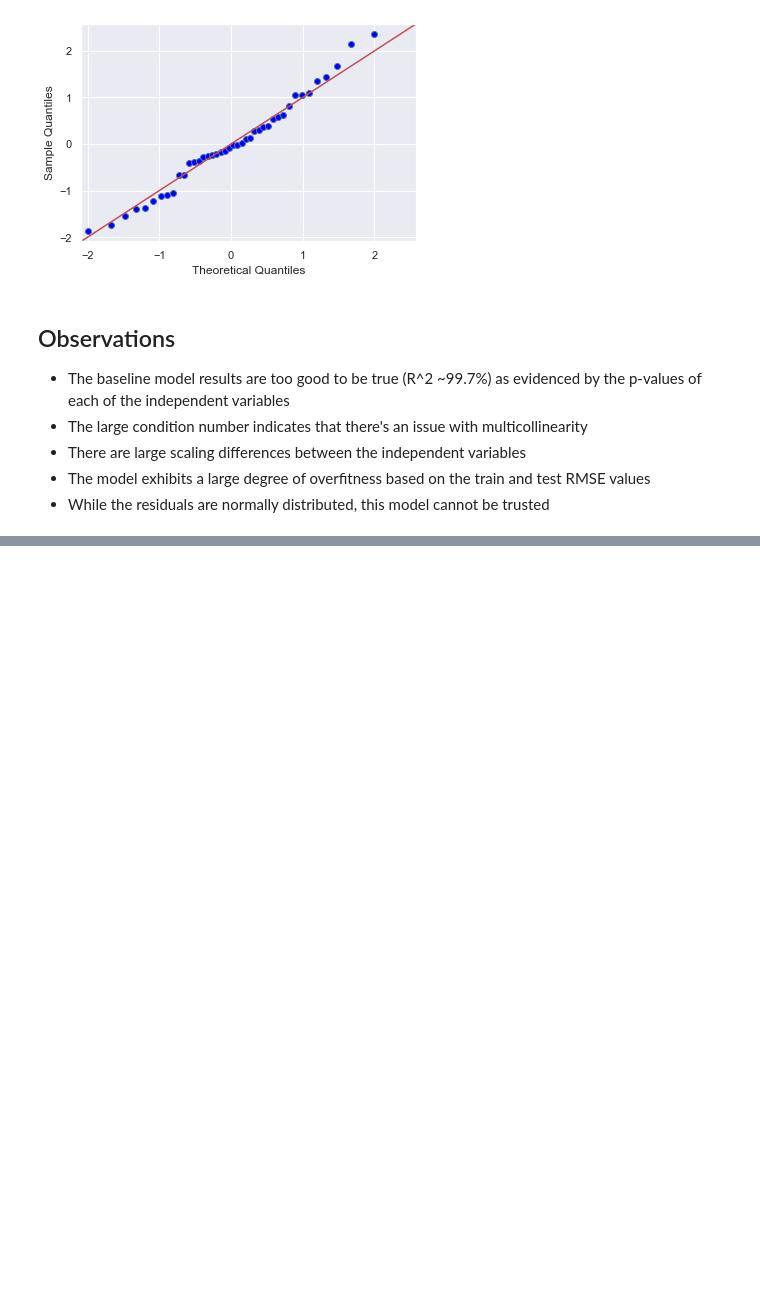
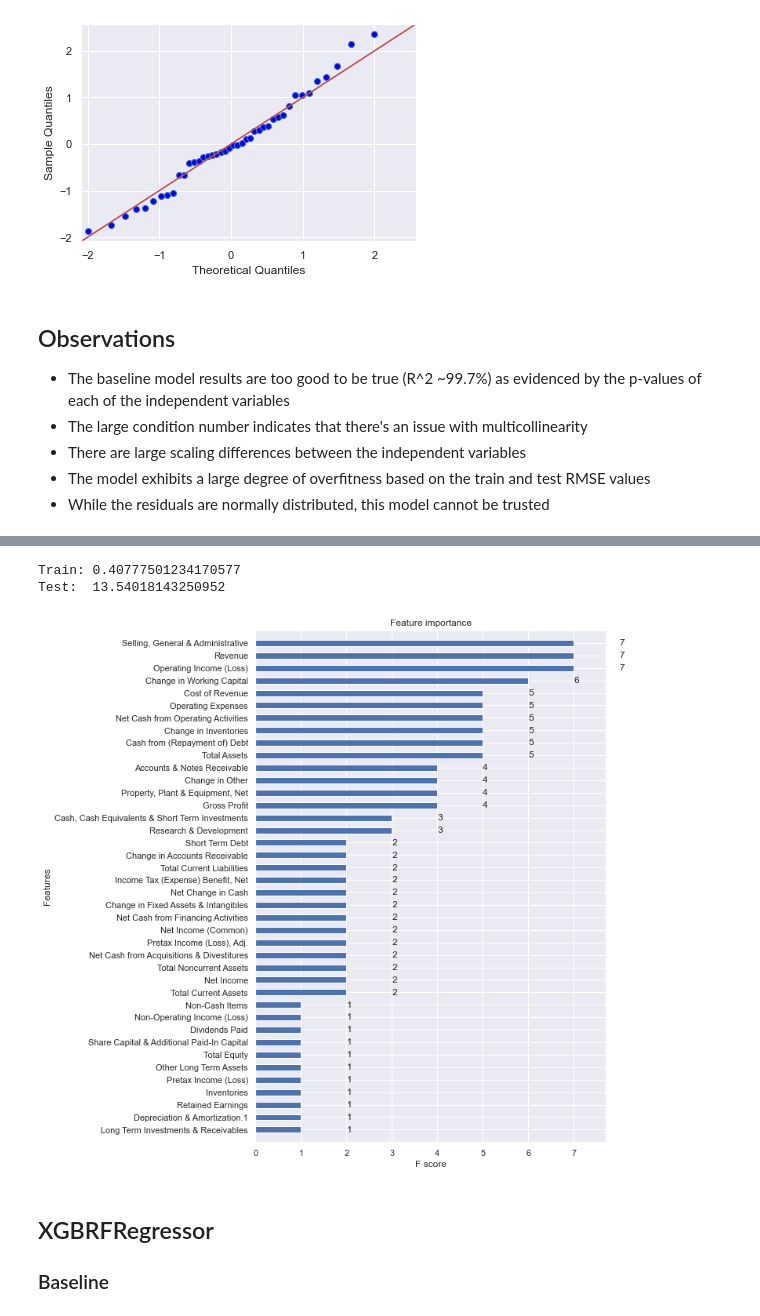
Before and after one commit to tjkyner/stock-kpis, a Jupyter notebook: notebooks/modeling.ipynb, the cells around one changed output, grey strips where cells are left out. Cells and saved outputs as stored; diff of their text form; code cells hidden in the pictures; blank space fills up the shorter version.

```diff
--- a/notebooks/modeling.ipynb
+++ b/notebooks/modeling.ipynb
@@ -187,0 +228,10 @@ qqplot(baseline);
+# %%
+xgbr_params = {'max_depth': [4, 5, 6],
+               'colsample_bylevel': [0.2, 0.5, 0.8],
+               'colsample_bytree': [0.2, 0.5, 0.8],
+               'gamma': [1, 25, 50],
+               'learning_rate': [0.05, 0.25, 0.50],
+               'random_state': [42]}
+# %%
+xgbr_gs = GridSearchCV(xgbr, param_grid=xgbr_params, n_jobs=-1, verbose=1)
+xgbr_gs.fit(X_train, y_train)
@@ -187,0 +261,16 @@ qqplot(baseline);
+# %%
+pred_train = xgbr_gs.best_estimator_.predict(X_train)
+pred_test = xgbr_gs.best_estimator_.predict(X_test)
+print('Train:', mean_squared_error(y_train, pred_train, squared=False))
+print('Test: ', mean_squared_error(y_test, pred_test, squared=False))
+# %% [output]
+Train: 0.40777501234170577
+Test:  13.54018143250952
+# %%
+fig, ax = plt.subplots(figsize=(8, 12))
+xgboost.plot_importance(xgbr_gs.best_estimator_, ax=ax, height=0.5);
+# %% [output]
+[figure, added]
+# %% [markdown]
+## XGBRFRegressor
+### Baseline
```
Also changed, not shown: parts of 21 cells of this notebook.
